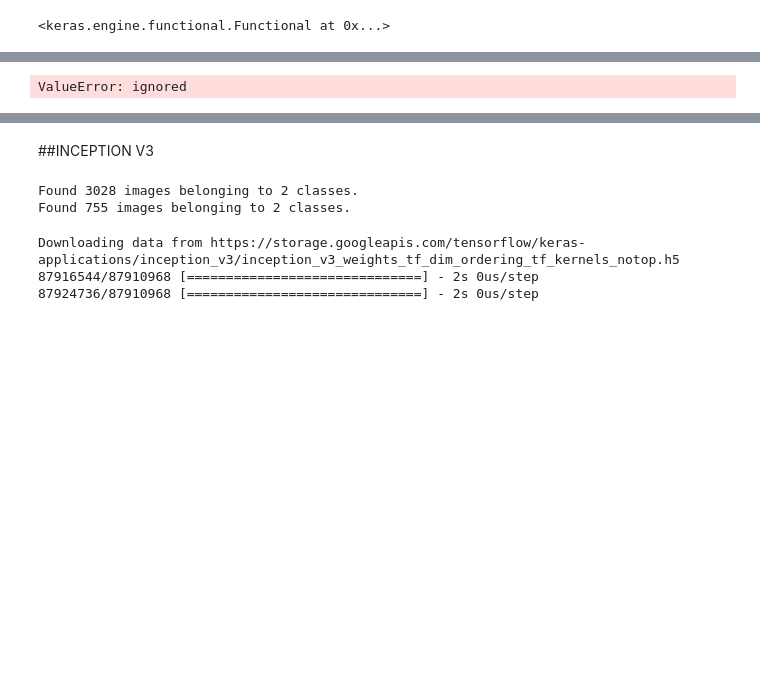
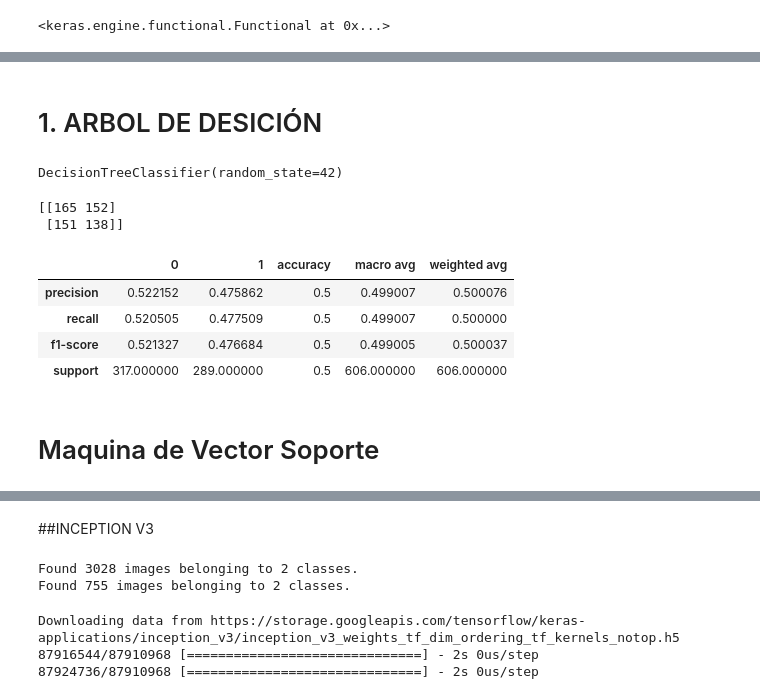
Before and after one commit to DaverArenas/DeepLearning_ImageClassification, a Jupyter notebook: Clasificacion_Imagenes_Futbol.ipynb, the cells around one changed output, grey strips where cells are left out. Cells and saved outputs as stored; diff of their text form; code cells hidden in the pictures; blank space fills up the shorter version.

Commit message:
Incluyendo modelos de machine learning para clasificación final

```diff
--- a/Clasificacion_Imagenes_Futbol.ipynb
+++ b/Clasificacion_Imagenes_Futbol.ipynb
@@ -779,6 +775,34 @@ len(y)
+# %%
+y = train_it.labels
 # %%
 from sklearn.model_selection import train_test_split
 
-X_train, X_test, y_train, y_test = train_test_split(dtc_features, test_size=0.2, random_state=4)
+X_train, X_test, y_train, y_test = train_test_split(X_features, y, test_size=0.2, random_state=4)
-# %% [output]
-ValueError: ignored
+# %% [markdown]
+# 1. ARBOL DE DESICIÓN
+# %%
+from sklearn.tree import DecisionTreeClassifier
+
+arbol = DecisionTreeClassifier(random_state=42)
+arbol.fit(X_train, y_train)
+# %% [output]
+DecisionTreeClassifier(random_state=42)
+# %%
+#Creamos una función que retorne un dictionary con el reporte de la métrica de la clasificación
+def imprimir_estado(mod,X_train, X_test, y_train, y_test):
+  pred = mod.predict(X_test)
+  mod_rep = pd.DataFrame(classification_report(y_test,pred,output_dict=True))
+  print(confusion_matrix(y_test,pred))
+  return mod_rep
+# %%
+imprimir_estado(arbol, X_train, X_test, y_train, y_test)
+# %% [output]
+[[165 152]
+ [151 138]]
+|  | 0 | 1 | accuracy | macro avg | weighted avg |
+| precision | 0.522152 | 0.475862 | 0.5 | 0.499007 | 0.500076 |
+| recall | 0.520505 | 0.477509 | 0.5 | 0.499007 | 0.500000 |
+| f1-score | 0.521327 | 0.476684 | 0.5 | 0.499005 | 0.500037 |
+| support | 317.000000 | 289.000000 | 0.5 | 606.000000 | 606.000000 |
+# %% [markdown]
+# Maquina de Vector Soporte
```
Also changed, not shown: parts of 30 cells of this notebook.
